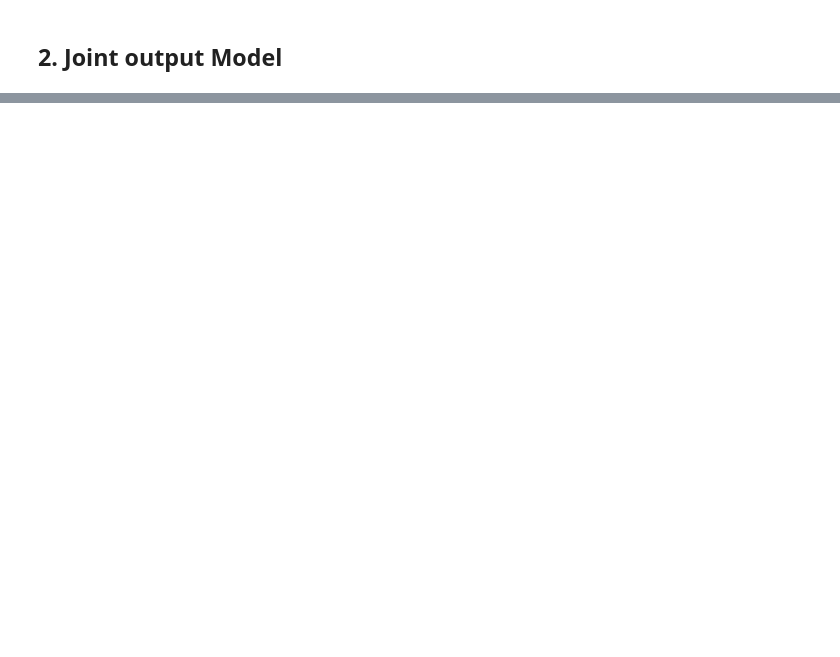
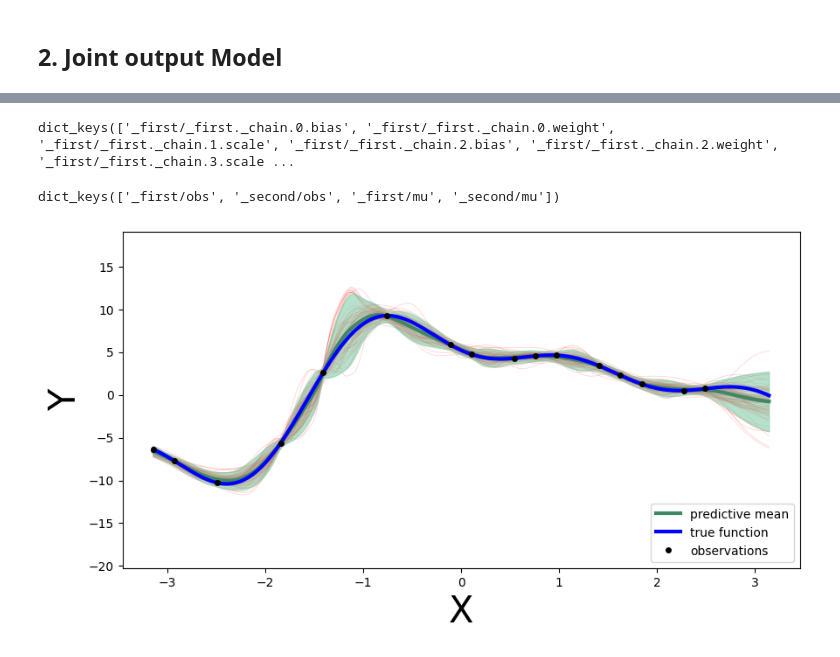
Before and after one commit to NatLabRockies/mmbo, a Jupyter notebook: notebooks/pyro-synthetic-multimodal.ipynb, the cells around one changed output, grey strips where cells are left out. Cells and saved outputs as stored; diff of their text form; code cells hidden in the pictures; blank space fills up the shorter version.

```diff
--- a/notebooks/pyro-synthetic-multimodal.ipynb
+++ b/notebooks/pyro-synthetic-multimodal.ipynb
@@ -149,0 +161,22 @@ tensor(0.1087)
+# %%
+layered = LayeredTIBNN.from_data(X_train, Y_train[:,:-1], Y_train[:,-1:], width = width, depth = depth, residual_prior = residual_prior,
+                         output_bias = output_bias, bias_ordering = bias_ordering, bias_positive = bias_positive)
+
+nuts_layered = NUTS(layered, jit_compile = True, full_mass = False, init_strategy = init_to_sample)
+
+# Sample
+mcmc_layered = MCMC(nuts_layered, num_samples = num_samples, warmup_steps = warmup_steps, num_chains = 2, mp_context = "spawn")
+mcmc_layered.run(X_train, Y_train[:,:-1], Y_train[:,-1:])
+# %%
+mcmc_layered.get_samples().keys()
+# %% [output]
+dict_keys(['_first/_first._chain.0.bias', '_first/_first._chain.0.weight', '_first/_first._chain.1.scale', '_first/_first._chain.2.bias', '_first/_first._chain.2.weight', '_first/_first._chain.3.scale ...
+# %%
+preds = Predictive(layered, mcmc_layered.get_samples())(X_plot)
+preds.keys()
+# %% [output]
+dict_keys(['_first/obs', '_second/obs', '_first/mu', '_second/mu'])
+# %%
+plot_predictions(layered, mcmc_layered, X_plot, Y_plot[:,-1:], X_train, Y_train[:,-1:], pred_site="_second/mu")
+# %% [output]
+[figure, added]
```
Also changed, not shown: parts of 11 cells of this notebook, 1 other file.
